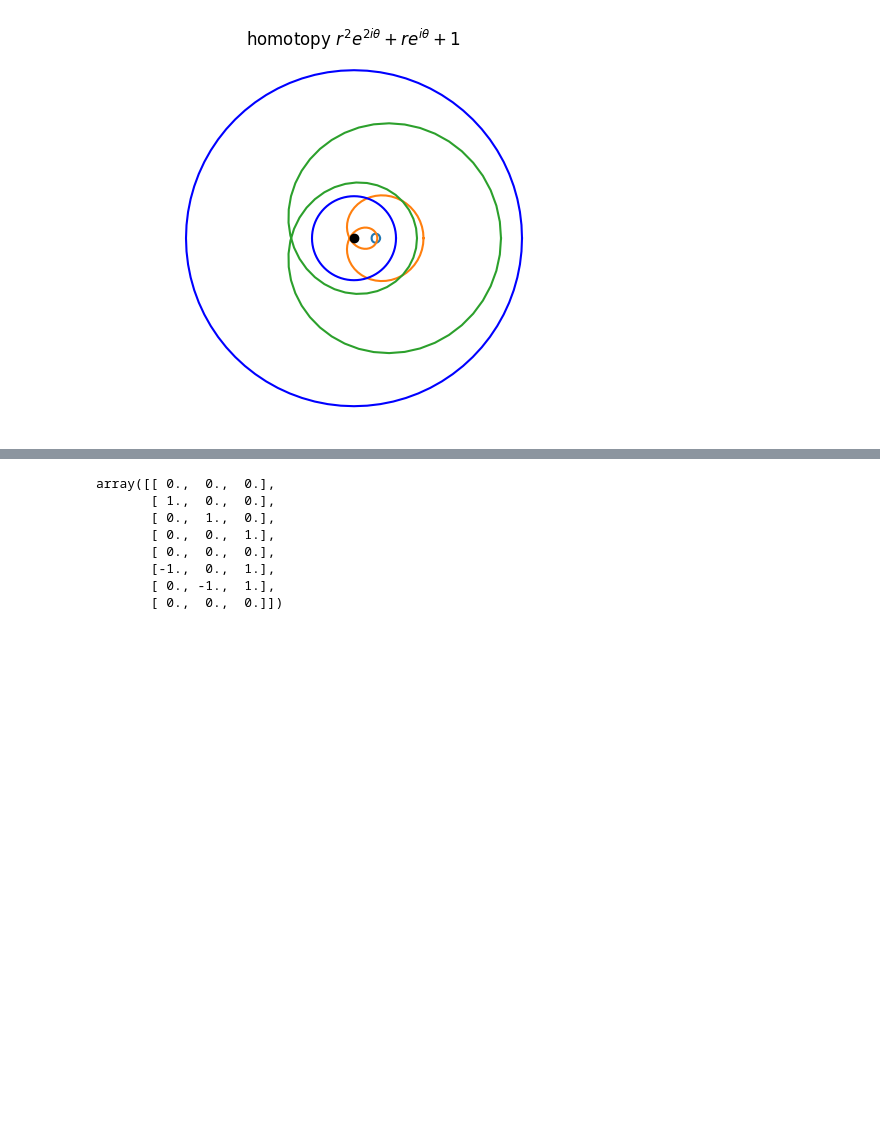
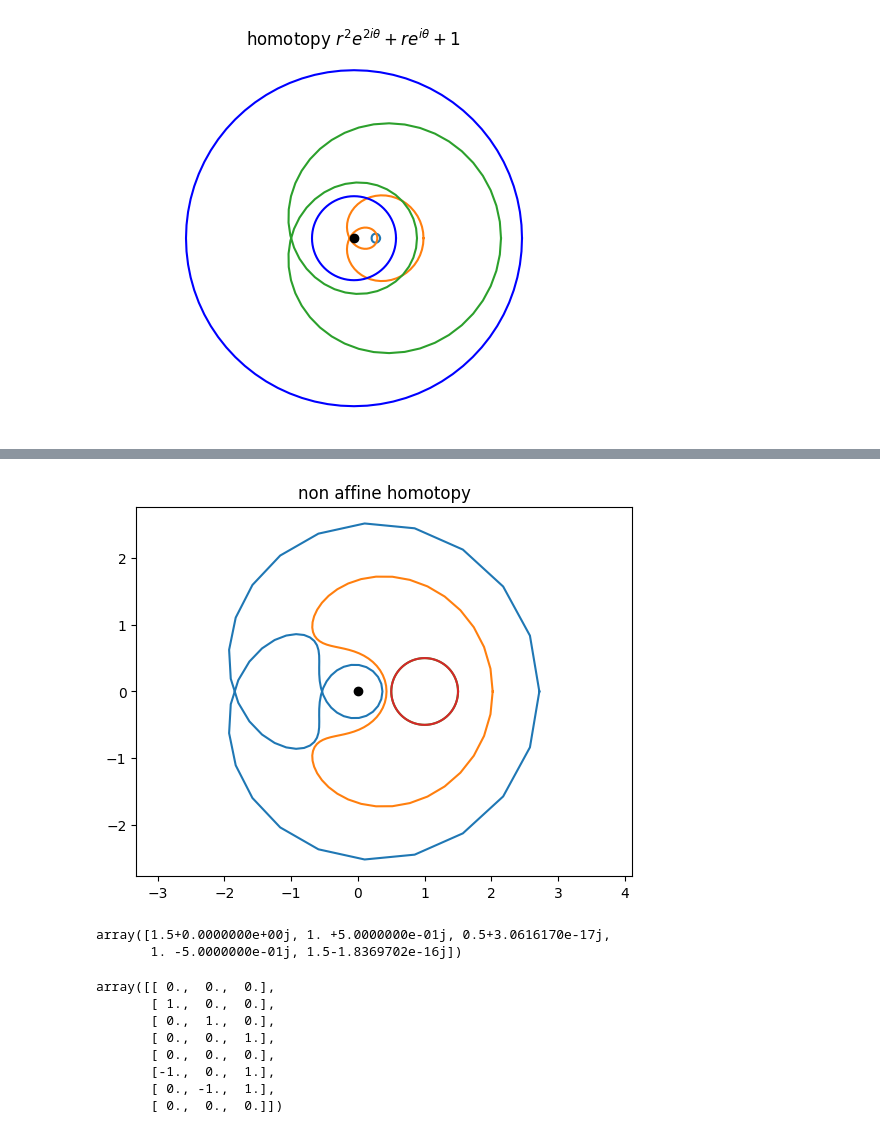
Before and after one commit to macbuse/ALG_TOP, a Jupyter notebook: homotopies.ipynb, the cells around one changed output, grey strips where cells are left out. Saved outputs shown, nothing was run; the diff lists cells and outputs as text; code cells hidden in the pictures; blank space fills up the shorter version.

```diff
--- a/homotopies.ipynb
+++ b/homotopies.ipynb
@@ -101,0 +138,26 @@ plt.savefig(f'gauss_dalembert_homotopy.png')
+# %%
+plt.axis('equal')
+#plt.axis('off')
+plt.title('non affine homotopy')
+
+T = np.linspace(0,2*np.pi,81)
+Z = np.exp(1J*T)
+RC = 1 + .5*Z
+RL =  np.log(np.abs(RC)) + 1J*np.arctan2(RC.imag,RC.real)
+
+W = Z.real + 4J*Z.imag
+
+num_curves = 3
+for t in np.linspace(0,1,num_curves):
+    H = (1-t)*W + t*RL
+    U = np.exp(H)
+    plt.plot(U.real,U.imag);
+
+#plt.plot(Z.real,Z.imag,'k');
+
+plt.plot(RC.real, RC.imag)
+plt.plot([0],[0],'ko');
+
+#plt.savefig(f'homotopy_roulette_{num_curves}.png')
+# %% [output]
+[figure, added]
@@ -102,3 +169,8 @@ plt.savefig(f'gauss_dalembert_homotopy.png')
+# %%
+np.exp(RL)
+# %% [output]
+array([1.5+0.0000000e+00j, 1. +5.0000000e-01j, 0.5+3.0616170e-17j,
+       1. -5.0000000e-01j, 1.5-1.8369702e-16j])
 # %%
 
 verts = np.zeros((8,3))
```
Also changed, not shown: parts of 2 cells of this notebook, 5 other files.
